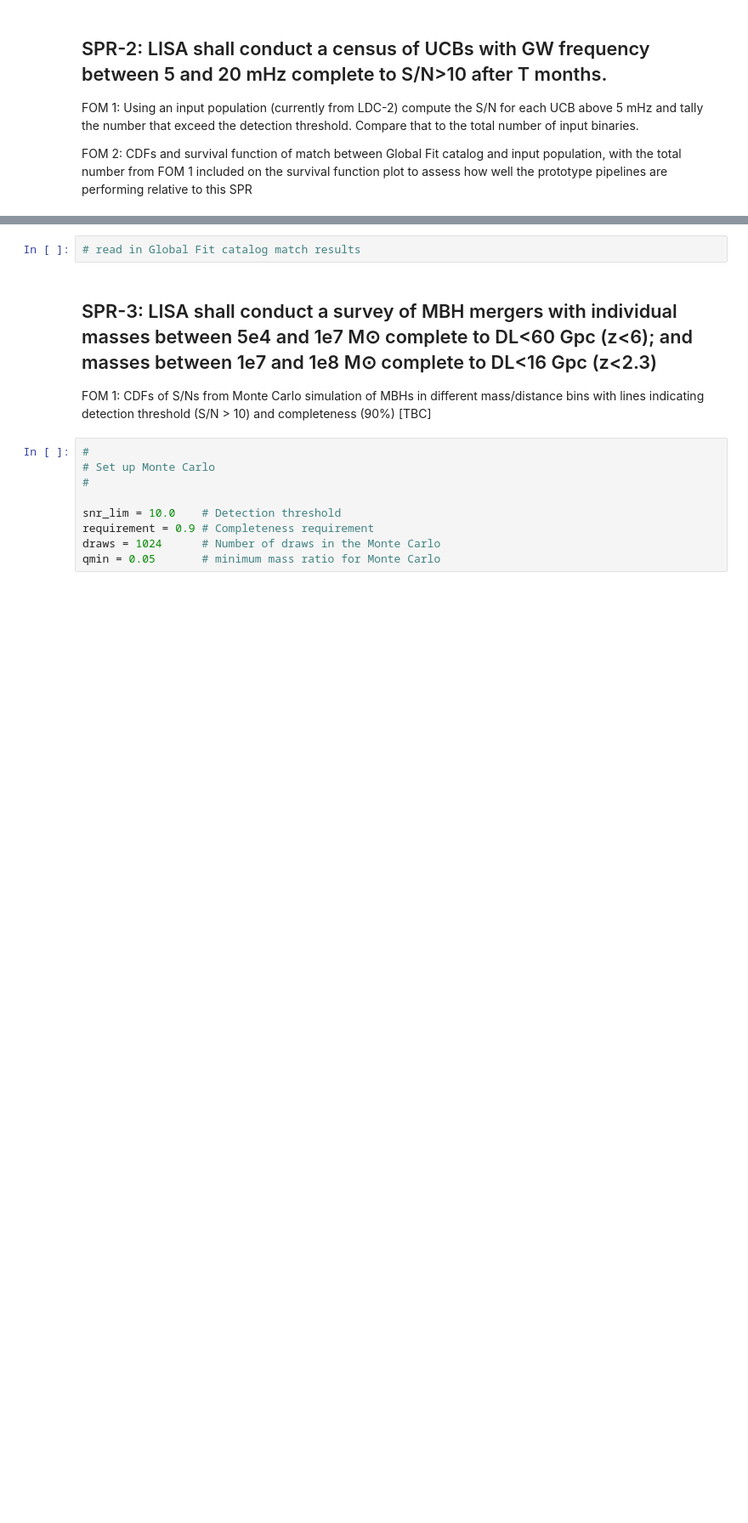
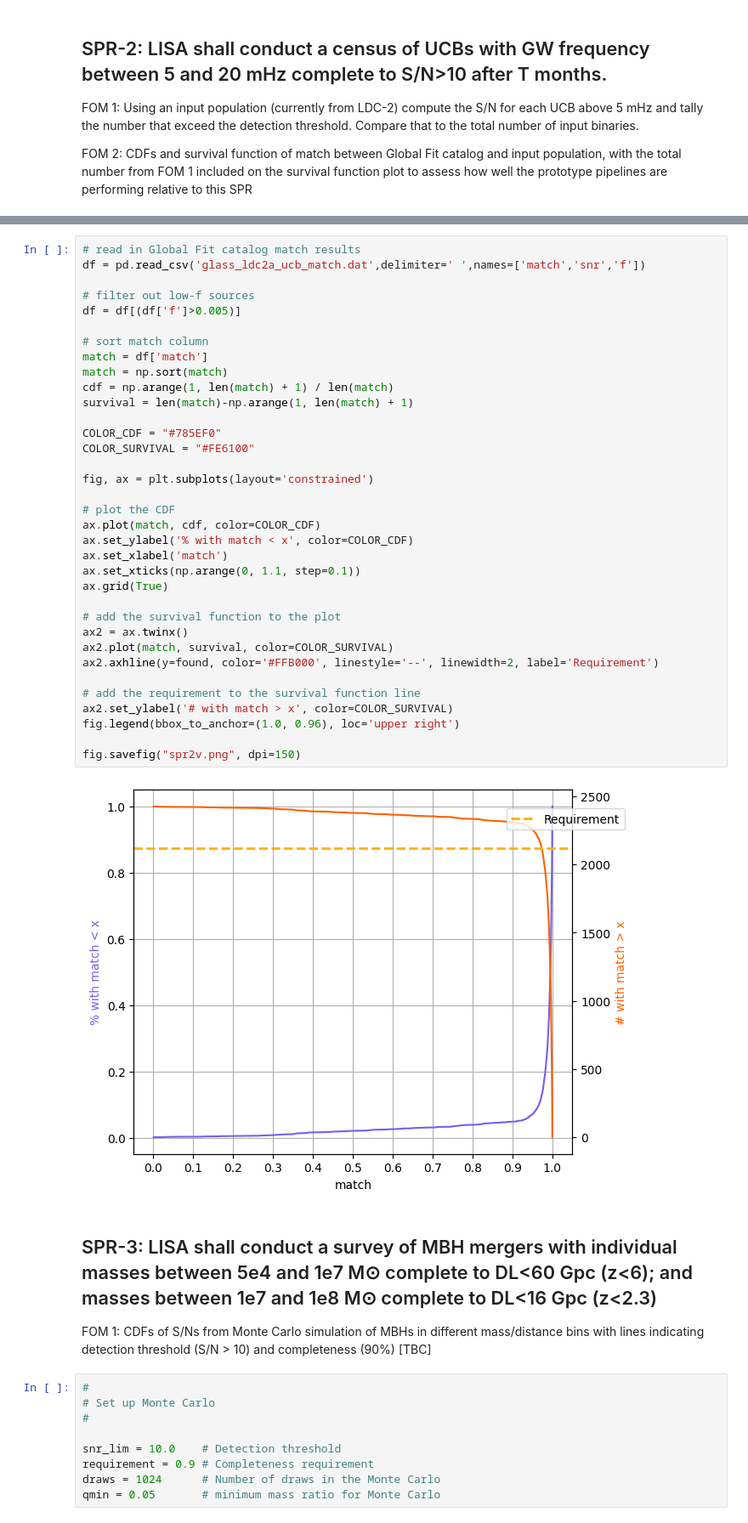
Before and after one commit to rjrosati/LISA-Project-Science-Sandbox, a Jupyter notebook: notebooks/SPR_Verification.ipynb, the cells around one changed output, grey strips where cells are left out. Shown at 85% size. Cells and saved outputs as stored; diff of their text form; blank space fills up the shorter version.

```diff
--- a/notebooks/SPR_Verification.ipynb
+++ b/notebooks/SPR_Verification.ipynb
@@ -220,5 +224,40 @@ fig.savefig("above_5mHz_snr_counts_fom.png", dpi=150)
 # %%
 # read in Global Fit catalog match results
+df = pd.read_csv('glass_ldc2a_ucb_match.dat',delimiter=' ',names=['match','snr','f'])
+
+# filter out low-f sources
+df = df[(df['f']>0.005)]
+
+# sort match column
+match = df['match']
+match = np.sort(match)
+cdf = np.arange(1, len(match) + 1) / len(match)
+survival = len(match)-np.arange(1, len(match) + 1)
+
+COLOR_CDF = "#785EF0"
+COLOR_SURVIVAL = "#FE6100"
+
+fig, ax = plt.subplots(layout='constrained')
+
+# plot the CDF
+ax.plot(match, cdf, color=COLOR_CDF)
+ax.set_ylabel('% with match < x', color=COLOR_CDF)
+ax.set_xlabel('match')
+ax.set_xticks(np.arange(0, 1.1, step=0.1))
+ax.grid(True)
+
+# add the survival function to the plot
+ax2 = ax.twinx()
+ax2.plot(match, survival, color=COLOR_SURVIVAL)
+ax2.axhline(y=found, color='#FFB000', linestyle='--', linewidth=2, label='Requirement')
+
+# add the requirement to the survival function line
+ax2.set_ylabel('# with match > x', color=COLOR_SURVIVAL)
+fig.legend(bbox_to_anchor=(1.0, 0.96), loc='upper right')
+
+fig.savefig("spr2v.png", dpi=150)
+# %% [output]
+[figure, added]
 # %% [markdown]
 ## SPR-3: LISA shall conduct a survey of MBH mergers with individual masses between 5e4 and 1e7 M⊙ complete to DL<60 Gpc (z<6); and masses between 1e7 and 1e8 M⊙ complete to DL<16 Gpc (z<2.3)
 
```
Also changed, not shown: parts of 4 cells of this notebook, 4 other files.
